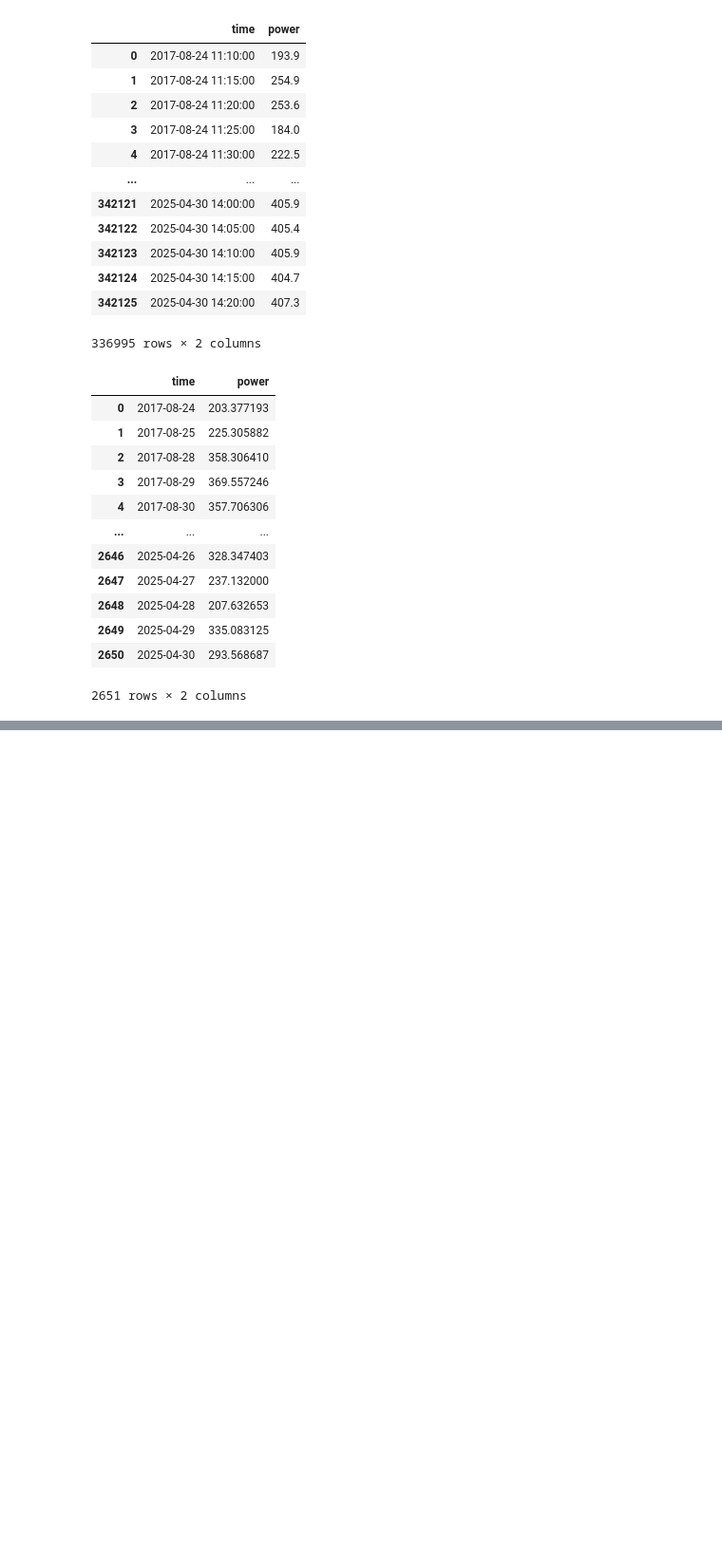
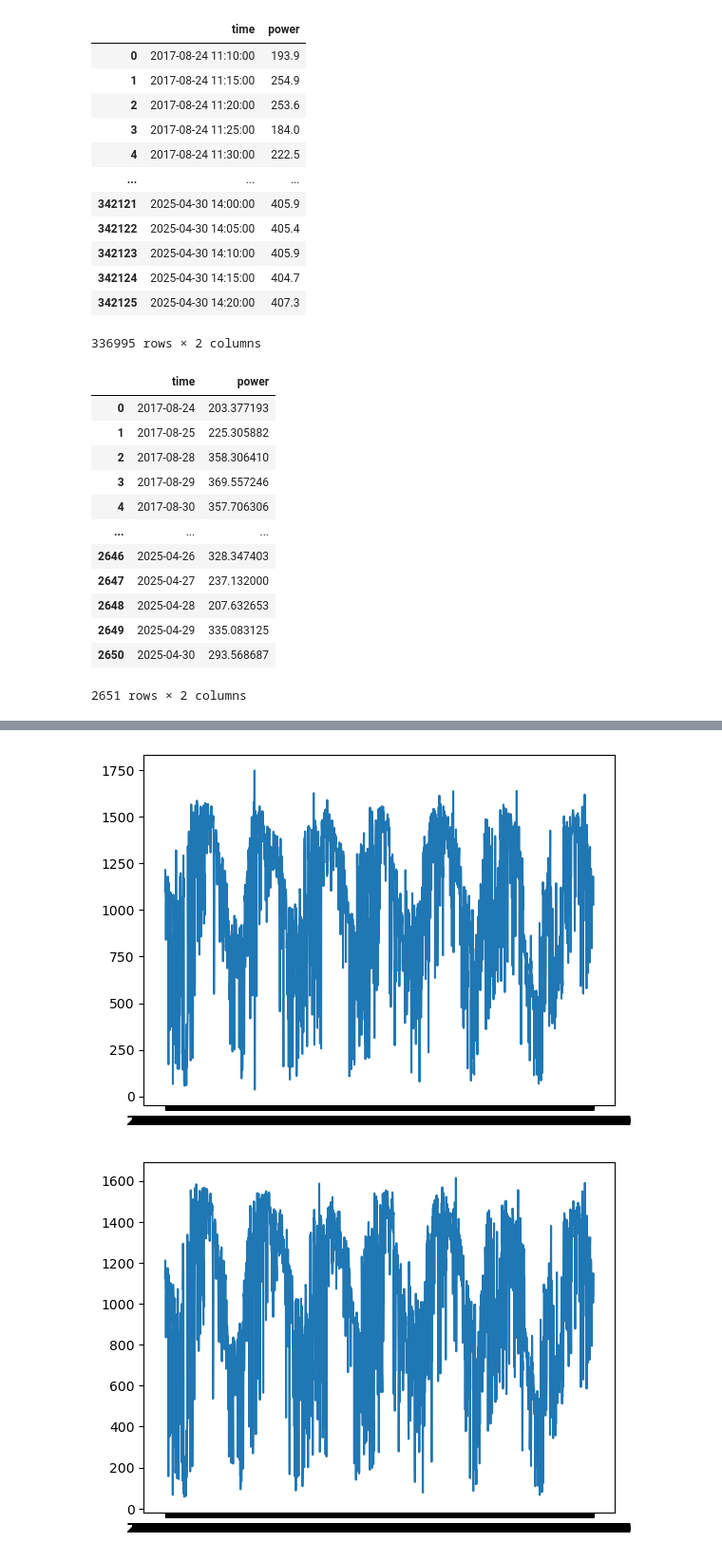
Before and after one commit to Erdos-Projects/predicting-day-ahead-solar-power-production, a Jupyter notebook: notebooks/eda/RS/IGNORE 2.ipynb, the cells around one changed output, grey strips where cells are left out. Shown at 95% size. Saved outputs shown, nothing was run; the diff lists cells and outputs as text; code cells hidden in the pictures; blank space fills up the shorter version.

```diff
--- a/notebooks/eda/RS/IGNORE 2.ipynb
+++ b/notebooks/eda/RS/IGNORE 2.ipynb
@@ -298,0 +299,6 @@ obj_9068.write_to_file(averages_test,"inverter")
+# %%
+#goal: plot a few of the pieces of data we have.
+
+inverters = pd.read_csv('../../../../data_ds_project/systems/prize/new_inverter_names_for_prize_cleaned_power.csv', dtype={"new_name": str})
+df = inverters.sample(10)
+df
@@ -298,0 +317,8 @@ obj_9068.write_to_file(averages_test,"inverter")
+# %%
+for index,row in df.iterrows():
+    file_name = str(row['system_id']) + "_inverter_" + row['new_name'] + ".csv"
+    data = pd.read_csv(f'../../../../data_ds_project/systems/prize/prize_cleaned_power/{file_name}')
+    plot_series(data)
+# %% [output]
+[figure, added]
+[figure, added]
```
Also changed, not shown: parts of 4 cells of this notebook, 4 other files.
